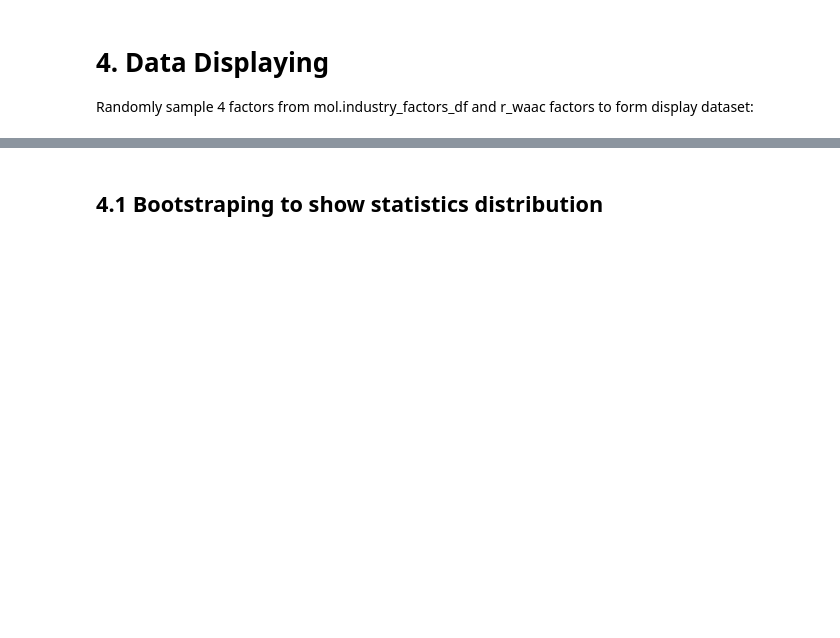
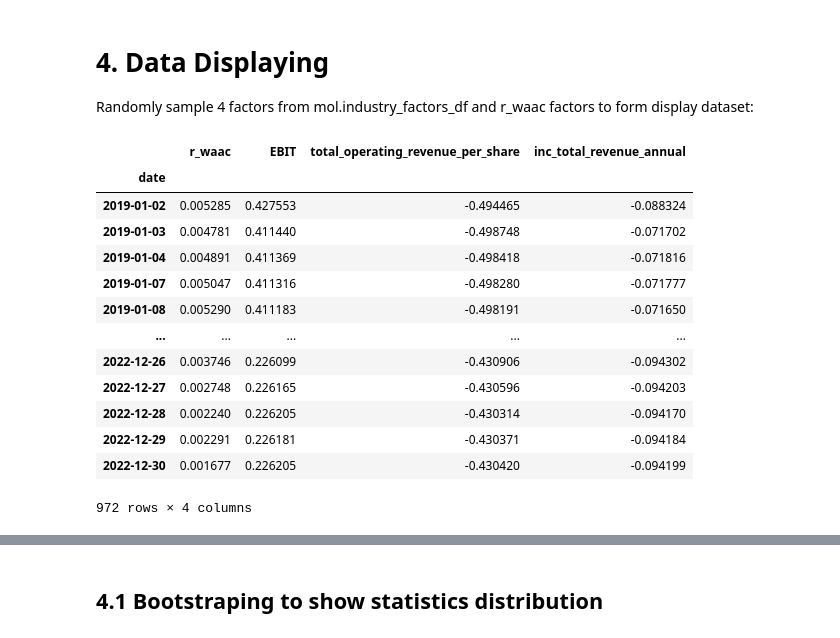
Before and after one commit to Kristyxyx/Multifactors-Risk-Research-of-China-Stock-Listed-Banks, a Jupyter notebook: eda.ipynb, the cells around one changed output, grey strips where cells are left out. Saved outputs shown, nothing was run; the diff lists cells and outputs as text; code cells hidden in the pictures; blank space fills up the shorter version.

```diff
--- a/eda.ipynb
+++ b/eda.ipynb
@@ -493,3 +510,20 @@ Randomly sample 4 factors from mol.industry_factors_df and r_waac factors to for
 # %%
 sampled_columns = random.sample(mol.industry_factors_df.columns.tolist(), k=3)
 displayed_df = pd.concat([mol.industry_r_waac_df, mol.industry_factors_df[sampled_columns]], axis=1)
+
+displayed_df
+# %% [output]
+|  | r_waac | EBIT | total_operating_revenue_per_share | inc_total_revenue_annual |
+| date |  |  |  |  |
+| 2019-01-02 | 0.005285 | 0.427553 | -0.494465 | -0.088324 |
+| 2019-01-03 | 0.004781 | 0.411440 | -0.498748 | -0.071702 |
+| 2019-01-04 | 0.004891 | 0.411369 | -0.498418 | -0.071816 |
+| 2019-01-07 | 0.005047 | 0.411316 | -0.498280 | -0.071777 |
+| 2019-01-08 | 0.005290 | 0.411183 | -0.498191 | -0.071650 |
+| ... | ... | ... | ... | ... |
+| 2022-12-26 | 0.003746 | 0.226099 | -0.430906 | -0.094302 |
+| 2022-12-27 | 0.002748 | 0.226165 | -0.430596 | -0.094203 |
+| 2022-12-28 | 0.002240 | 0.226205 | -0.430314 | -0.094170 |
+| 2022-12-29 | 0.002291 | 0.226181 | -0.430371 | -0.094184 |
+| 2022-12-30 | 0.001677 | 0.226205 | -0.430420 | -0.094199 |
+972 rows × 4 columns
```
Also changed, not shown: parts of 5 cells of this notebook.
